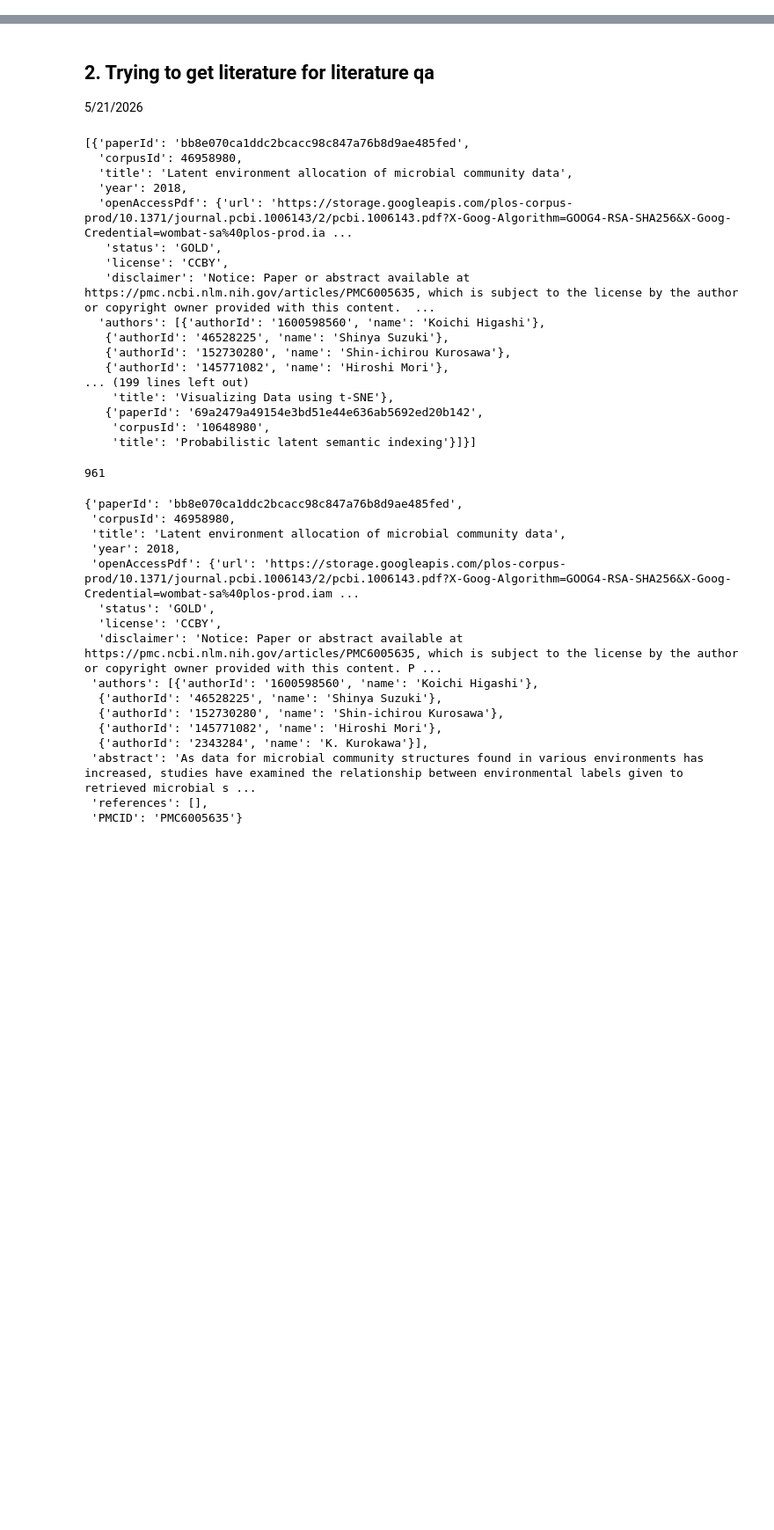
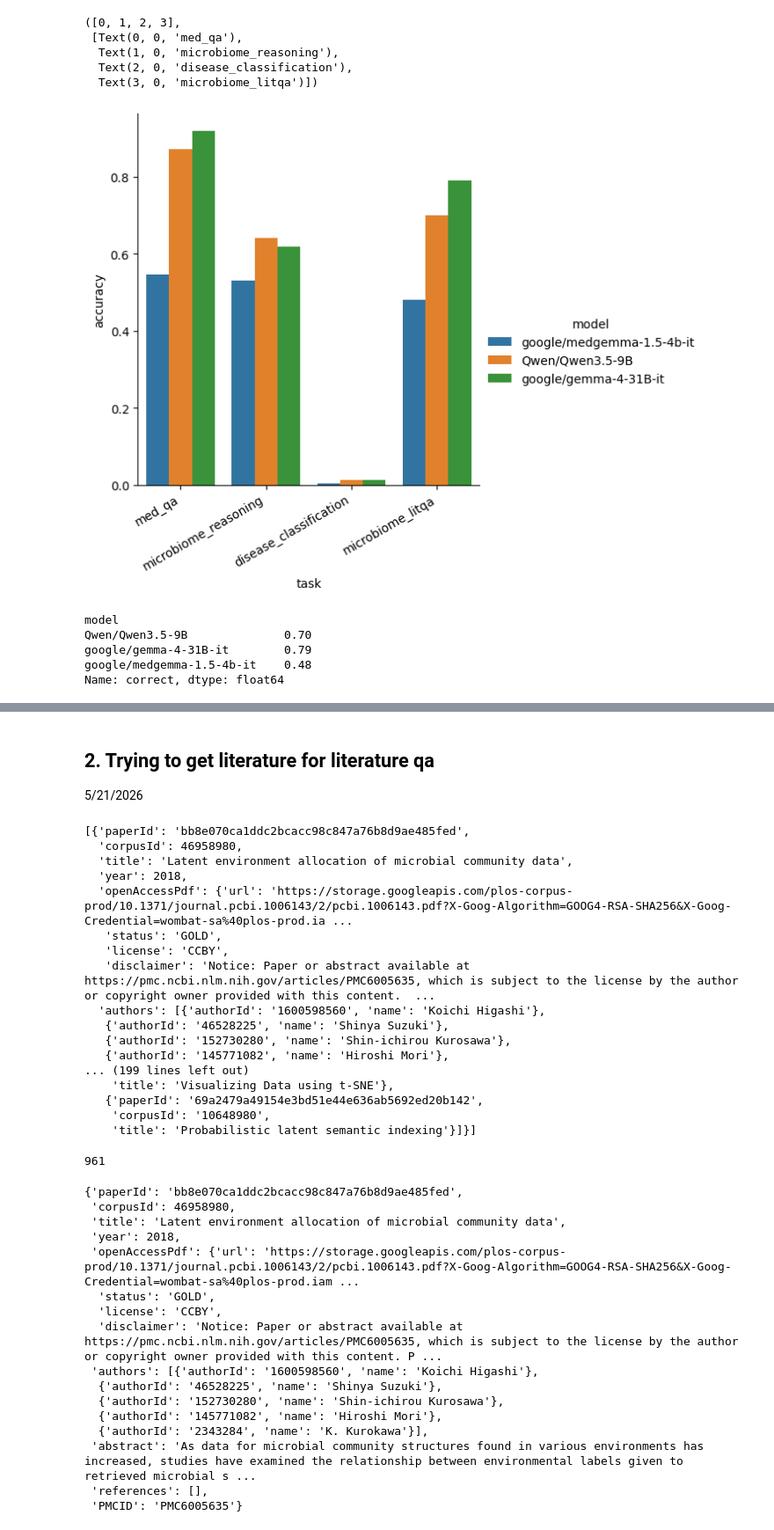
Before and after one commit to bnewm0609/microbiome_eval, a Jupyter notebook: notebooks/Exploration 1.ipynb, the cells around one changed output, grey strips where cells are left out. Shown at 88% size. Drawn from its saved outputs; the diff is of its cells as text; code cells hidden in the pictures; blank space fills up the shorter version.

```diff
--- a/notebooks/Exploration 1.ipynb
+++ b/notebooks/Exploration 1.ipynb
@@ -0,0 +15,7 @@
+# %%
+from datasets import load_dataset
+import json
+
+
+with open("data/healthbench/2025-05-07-06-14-12_oss_eval.jsonl") as f:
+    data = [json.loads(line) for line in f]
@@ -0,0 +183,11 @@
+# %%
+# let's see what the result of filtering all 5000 is:
+
+with open("data/master_list_hard_microbiome.jsonl") as f:
+    filtered_data = [json.loads(line) for line in f]
+
+import random
+random.seed(4)
+for sample in random.sample(filtered_data, 20):
+    print(sample['sample']['prompt'][0]['content'])
+    print("---")
@@ -0,0 +365,46 @@
+# %%
+import matplotlib.pyplot as plt
+import seaborn as sns
+import json
+from pathlib import Path
+import pandas as pd
+
+result_df = []
+for fn in Path("results/").glob("run-1_500/*"):
+    with open(fn / "config.json") as f:
+        config = json.loads(f.read())
+    try:
+        with open(fn / "summary_metrics.json") as f:
+            metrics = json.loads(f.read())
+    except FileNotFoundError:
+        print(f"Metrics file not found for {fn}, skipping.")
+        continue
+
+    result_df.append({
+        "task": config["task"],
+        "model": config["model"],
+        "accuracy": metrics["accuracy"],
+        "n": metrics["n"],
+    })
+
+
+result_df = pd.DataFrame(result_df)
+task_order = ["med_qa", "microbiome_reasoning", "disease_classification", "microbiome_litqa"]
+
+model_order = [
+    "google/medgemma-1.5-4b-it",  # 1.5B
+    "Qwen/Qwen3.5-9B",            # 9B
+    "google/gemma-4-31B-it"       # 31B
+]
+
+result_df = pd.DataFrame(result_df)
+sns.catplot(result_df, x="task", y="accuracy", hue="model", kind="bar",
+            order=task_order, hue_order=model_order)
+plt.xticks(rotation=30, ha='right')
+# %% [output]
+([0, 1, 2, 3],
+ [Text(0, 0, 'med_qa'),
+  Text(1, 0, 'microbiome_reasoning'),
+  Text(2, 0, 'disease_classification'),
+  Text(3, 0, 'microbiome_litqa')])
+[figure, added]
@@ -0,0 +435,10 @@
+# %%
+litqa_metrics_df = pd.DataFrame(litqa_metrics_df)
+
+litqa_metrics_df.groupby("model")['correct'].mean()
+# %% [output]
+model
+Qwen/Qwen3.5-9B              0.70
+google/gemma-4-31B-it        0.79
+google/medgemma-1.5-4b-it    0.48
+Name: correct, dtype: float64
```
Also changed, not shown: parts of 107 cells of this notebook, 12 other files.
